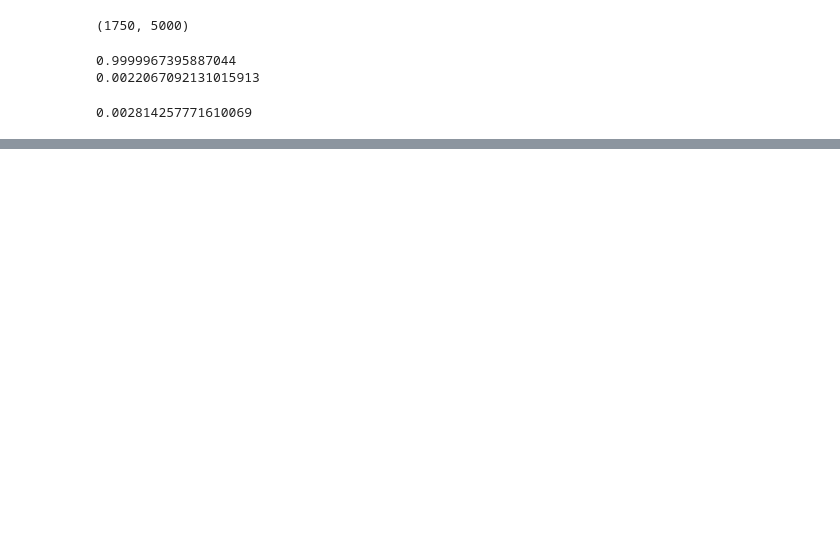
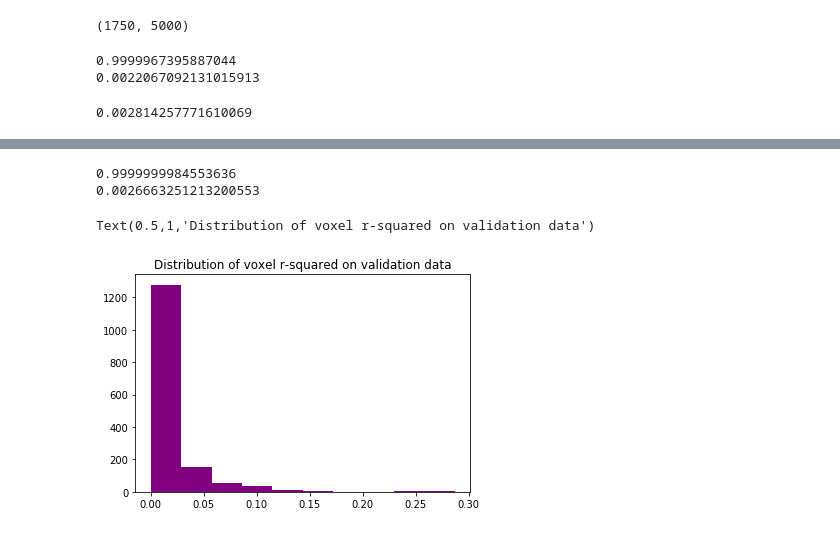
Before and after one commit to dawnfinzi/CS431, a Jupyter notebook: fit_V4.ipynb, the cells around one changed output, grey strips where cells are left out. Drawn from its saved outputs; the diff is of its cells as text; code cells hidden in the pictures; blank space fills up the shorter version.

```diff
--- a/fit_V4.ipynb
+++ b/fit_V4.ipynb
@@ -486,8 +429,8 @@ resPLS_fnorm['test']['mean_rsquared'] #okay didn't help to feature norm...
 ## let's subsample the features - should speed things up/maybe help with overfitting?
 n = train_feats.shape[1]
 perm = rng.permutation(n)
-#let's just keep 10000
-keep_inds = perm[: 10000]
+#let's just keep 5000
+keep_inds = perm[: 5000]
 train_feats_sub = train_feats[:, keep_inds]
 val_feats_sub = val_feats[:, keep_inds]
 # %%
@@ -591,0 +552,22 @@ plt.hist(best_rs)
+# %%
+#let's do an overall evaluation
+resRidge_sub = train_and_test_scikit_regressor(features=train_feats,
+                                labels=S1_V4_train,
+                                splits=splits,
+                                model_class=RidgeCV,
+                                model_args={'alphas':
+                                            [1e-4, 1e-3, 1e-2, 1e-1, 1]},
+                                return_models=True)
+print(resRidge_sub['train']['mean_rsquared'])
+print(resRidge_sub['test']['mean_rsquared'])
+#and on the validation data? (just picking the model from the first split)
+S1_pred_val_resRidge = resRidge_sub['models'][0].predict(val_feats)
+S1_pred_val_resRidge.shape
+S1_val_results_ridge = evaluate_regression_results(S1_pred_val_resRidge,S1_V4_test)
+plt.hist(S1_val_results_ridge['rsquared_array'], color='purple')
+plt.title('Distribution of voxel r-squared on validation data')
+# %% [output]
+0.9999999984553636
+0.0026663251213200553
+Text(0.5,1,'Distribution of voxel r-squared on validation data')
+[figure, added]
```
Also changed, not shown: parts of 57 cells of this notebook, 2 other files.
